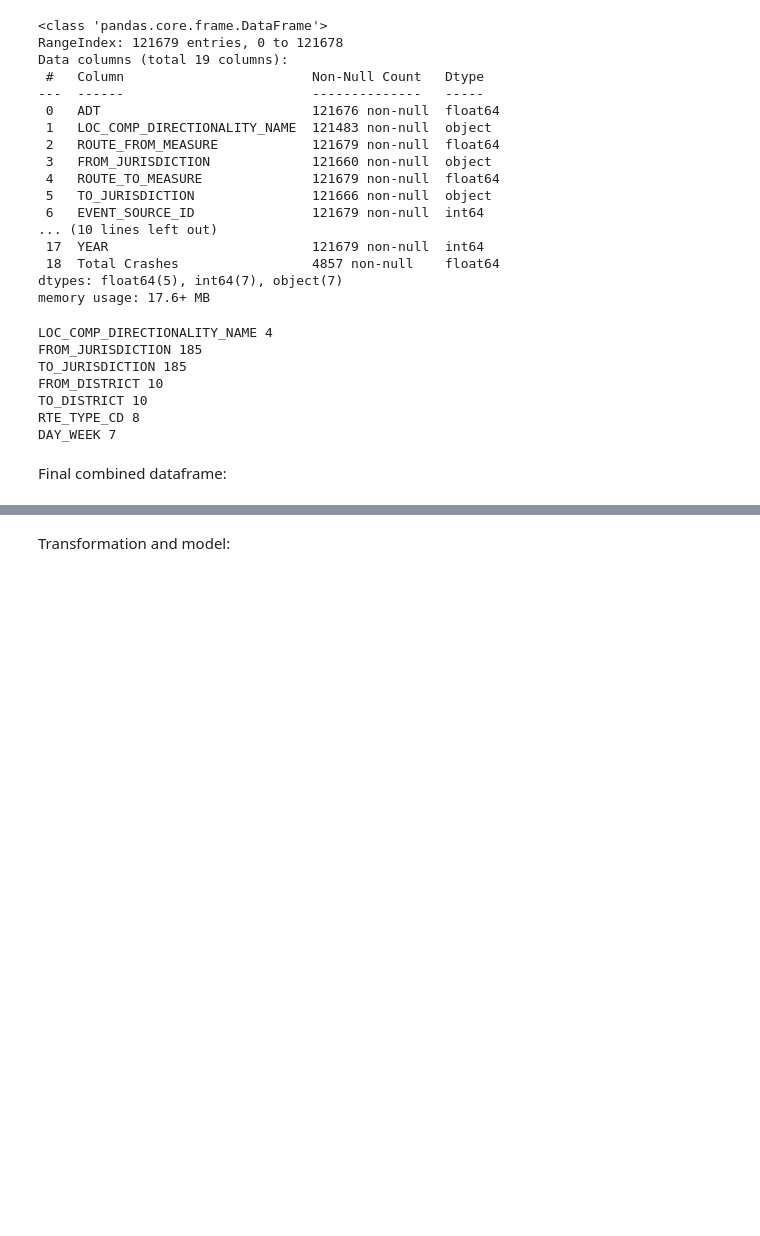
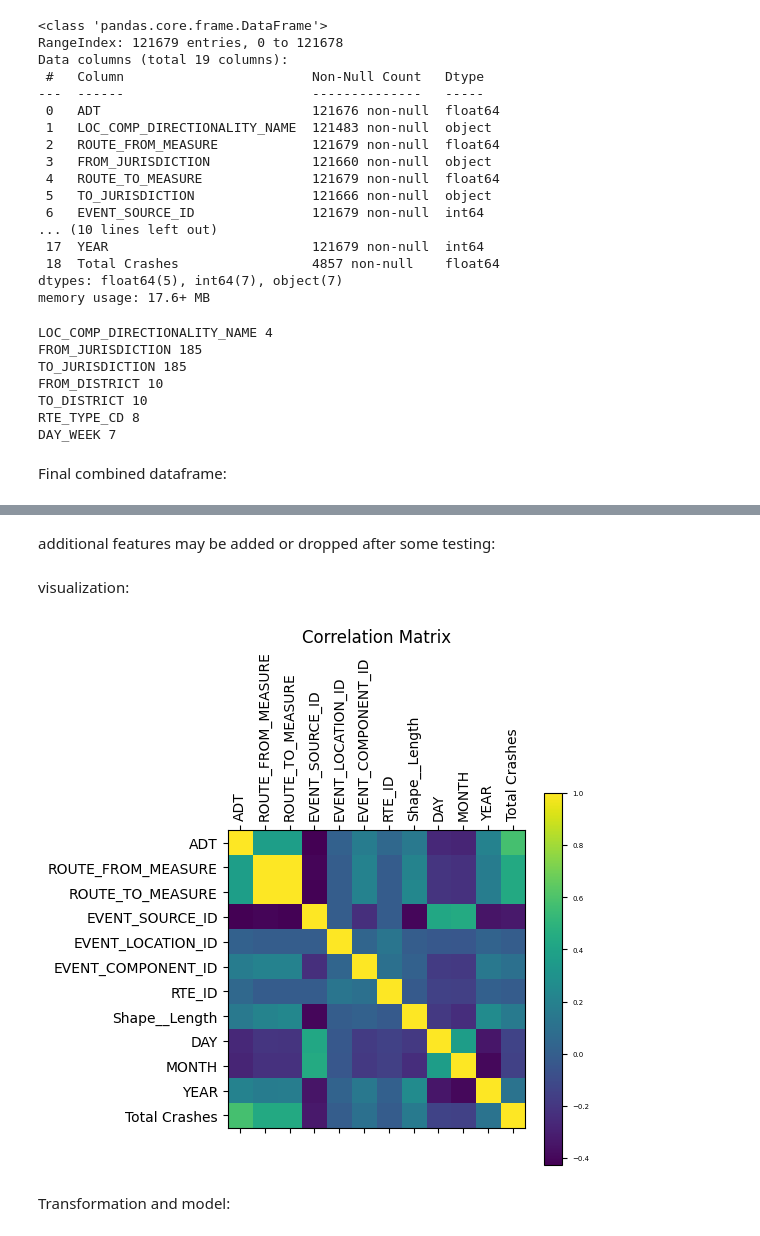
Before and after one commit to helen-yao/ML4VA, a Jupyter notebook: ML4VA/ml4va.ipynb, the cells around one changed output, grey strips where cells are left out. Saved outputs shown, nothing was run; the diff lists cells and outputs as text; code cells hidden in the pictures; blank space fills up the shorter version.

```diff
--- a/ML4VA/ml4va.ipynb
+++ b/ML4VA/ml4va.ipynb
@@ -333,6 +333,8 @@ RTE_TYPE_CD 8
 DAY_WEEK 7
 # %% [markdown]
 Final combined dataframe:
+# %%
+combined_df['Total Crashes'] = combined_df['Total Crashes'].fillna(0)
 # %%
 combined_df.head()
 # %% [output]
@@ -342,3 +344,7 @@ combined_df.head()
 | 2 | 150.0 | Bidirectional | 3.180 | Dickenson County | 7.55 | ... |
 | 3 | 47.0 | Bidirectional | 2.000 | Nelson County | 5.40 | ... |
 | 4 | 30.0 | Bidirectional | 2.031 | Washington County | 2.08 | ... |
+# %% [markdown]
+additional features may be added or dropped after some testing:
+# %% [markdown]
+visualization:
@@ -345,2 +356,18 @@ combined_df.head()
+# %%
+plt.matshow(combined_df.corr(numeric_only=True))
+
+# plt.xticks(range(insurance.select_dtypes(['number']).shape[1]), insurance.select_dtypes(['number']).columns, fontsize=10, rotation=90)
+# plt.yticks(range(insurance.select_dtypes(['number']).shape[1]), insurance.select_dtypes(['number']).columns, fontsize=10)
+
+plt.xticks(range(combined_df.select_dtypes(['number']).shape[1]), combined_df.select_dtypes(['number']).columns, fontsize=10, rotation=90)
+plt.yticks(range(combined_df.select_dtypes(['number']).shape[1]), combined_df.select_dtypes(['number']).columns, fontsize=10)
+
+cb = plt.colorbar()
+cb.ax.tick_params(labelsize=5)
+
+plt.title('Correlation Matrix')
+plt.show()
+# %% [output]
+[figure, added]
 # %% [markdown]
 Transformation and model:
```
Also changed, not shown: parts of 2 cells of this notebook.
